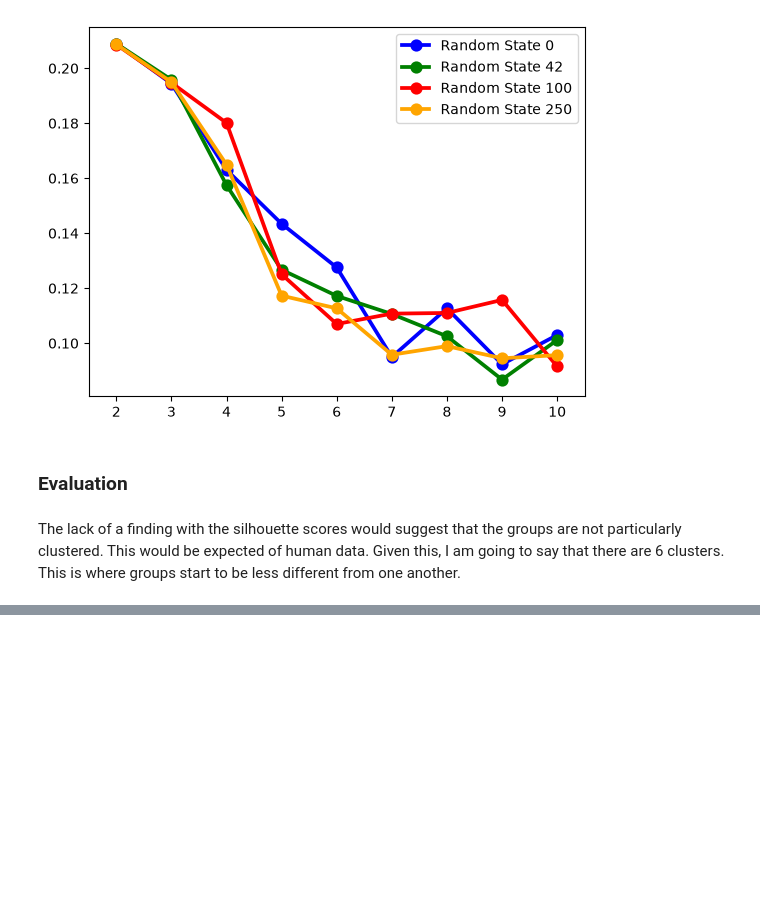
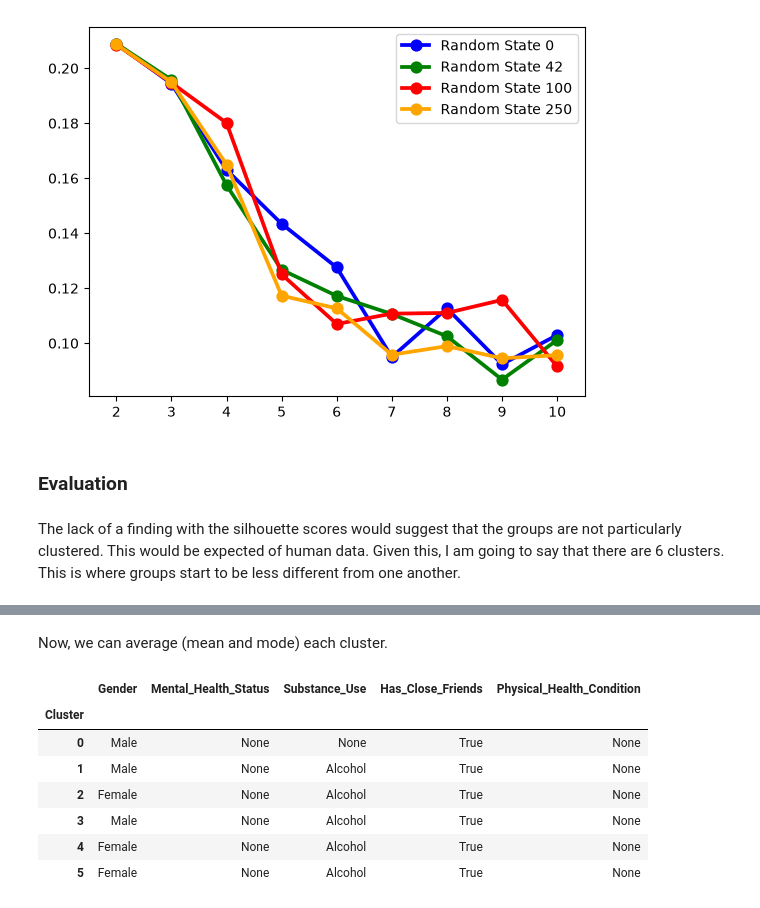
Before and after one commit to theppel/K-means, a Jupyter notebook: working.ipynb, the cells around one changed output, grey strips where cells are left out. Cells and saved outputs as stored; diff of their text form; code cells hidden in the pictures; blank space fills up the shorter version.

```diff
--- a/working.ipynb
+++ b/working.ipynb
@@ -395,0 +400,5 @@ Firstly,
+# %%
+%%time
+# fit 6 cluster model
+final_proto = KPrototypes(n_jobs = -1,n_clusters=6, init='Huang', random_state = 0)
+labels = final_proto.fit_predict(mh_matrix, categorical=cat_cols)
@@ -395,0 +408,32 @@ Firstly,
+# %%
+# get the original data frame
+original = pd.read_csv("Mental_Health_and_Lifestyle_Research.csv")
+original.fillna("None", inplace=True)
+original.drop("Person_ID", axis=1, inplace=True)
+
+original["Social_Interaction_Freq"] = original["Social_Interaction_Freq"].map(SI_map)
+original["Diet_Quality"] = original["Diet_Quality"].map(DQ_map)
+
+# Now add this to the original data frame
+original["Cluster"] = labels
+original["Cluster"] = original["Cluster"].astype(str)
+# %% [markdown]
+Now, we can average (mean and mode) each cluster.
+# %%
+# create new labels for categorical and numerical columns to make it easier to read the clusters
+cat_columns = ["Gender", "Mental_Health_Status", "Substance_Use", "Has_Close_Friends", "Physical_Health_Condition"]
+num_columns = [col for col in original.columns if col not in cat_columns]
+cat_columns.append("Cluster")
+
+# now group by cluster and get the mode for categorical columns and mean for numerical columns
+original[cat_columns].groupby("Cluster").agg(lambda x: x.mode().iloc[0])
+original[num_columns].groupby("Cluster").mean()
+# %% [output]
+|  | Gender | Mental_Health_Status | Substance_Use | Has_Close_Friends | Physical_Health_Condition |
+| Cluster |  |  |  |  |  |
+| 0 | Male | None | None | True | None |
+| 1 | Male | None | Alcohol | True | None |
+| 2 | Female | None | Alcohol | True | None |
+| 3 | Male | None | Alcohol | True | None |
+| 4 | Female | None | Alcohol | True | None |
+| 5 | Female | None | Alcohol | True | None |
```
Also changed, not shown: parts of 6 cells of this notebook.
